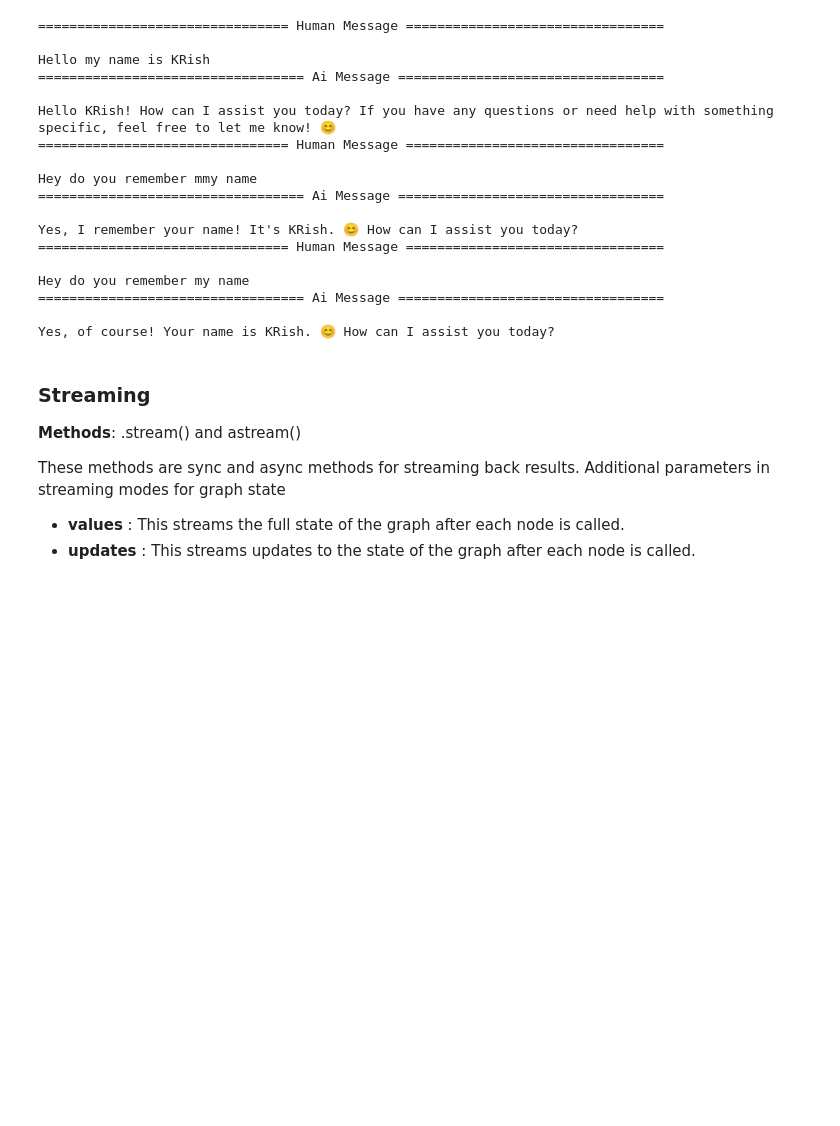
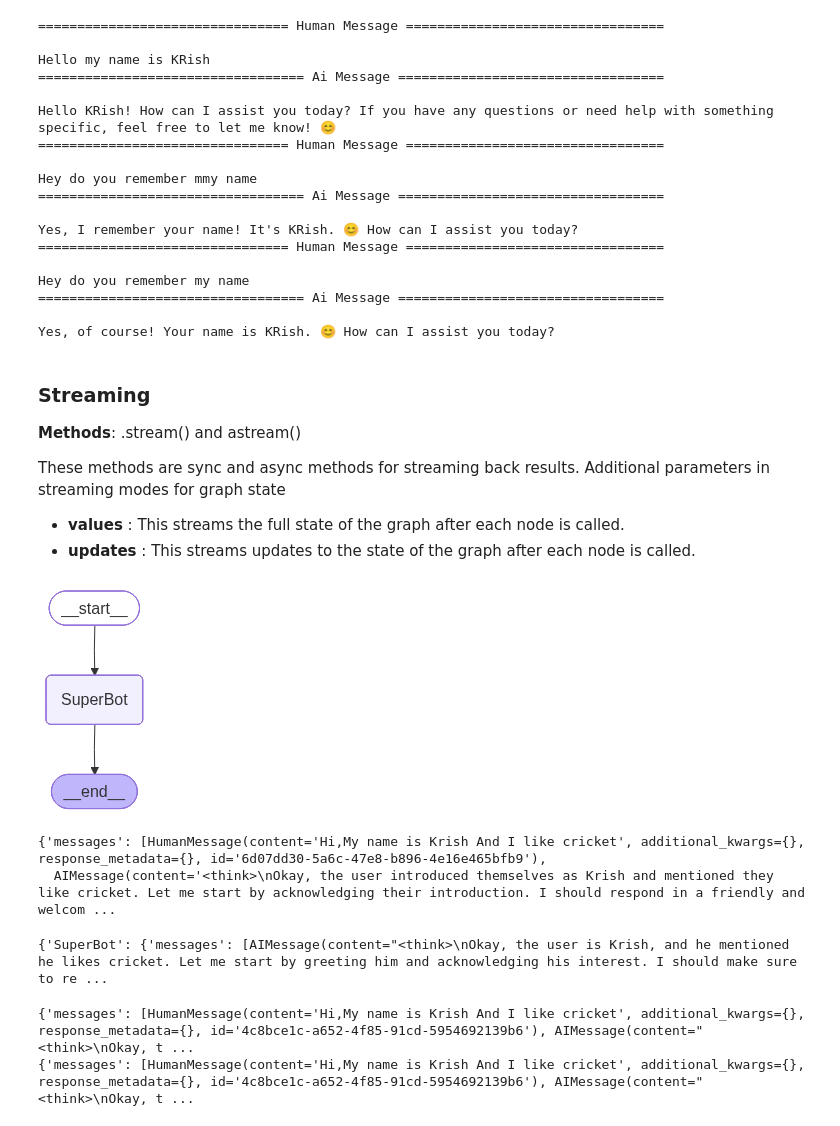
Before and after one commit to aravindhKumaran/agenticAI, a Jupyter notebook: langGraph/01_basic_chatbot.ipynb, the cells around one changed output. Saved outputs shown, nothing was run; the diff lists cells and outputs as text; code cells hidden in the pictures; blank space fills up the shorter version.

```diff
--- a/langGraph/01_basic_chatbot.ipynb
+++ b/langGraph/01_basic_chatbot.ipynb
@@ -335,3 +335,46 @@ Additional parameters in streaming modes for graph state
 
 - **values** : This streams the full state of the graph after each node is called.
 - **updates** : This streams updates to the state of the graph after each node is called.
+# %%
+from langgraph.checkpoint.memory import MemorySaver
+memory=MemorySaver()
+def superbot(state:State):
+    return {"messages":[llm.invoke(state['messages'])]}
+graph=StateGraph(State)
+
+## node
+graph.add_node("SuperBot",superbot)
+## Edges
+
+graph.add_edge(START,"SuperBot")
+graph.add_edge("SuperBot",END)
+
+
+graph_builder=graph.compile(checkpointer=memory)
+
+graph_builder
+# %% [output]
+[figure, added]
+# %%
+## Invocation
+
+config = {"configurable": {"thread_id": "1"}}
+
+graph_builder.invoke({'messages':"Hi,My name is Krish And I like cricket"},config)
+# %% [output]
+{'messages': [HumanMessage(content='Hi,My name is Krish And I like cricket', additional_kwargs={}, response_metadata={}, id='6d07dd30-5a6c-47e8-b896-4e16e465bfb9'),
+  AIMessage(content='<think>\nOkay, the user introduced themselves as Krish and mentioned they like cricket. Let me start by acknowledging their introduction. I should respond in a friendly and welcom ...
+# %%
+# Create a thread
+config = {"configurable": {"thread_id": "3"}}
+
+for chunk in graph_builder.stream({'messages':"Hi,My name is Krish And I like cricket"},config,stream_mode="updates"):
+    print(chunk)
+# %% [output]
+{'SuperBot': {'messages': [AIMessage(content="<think>\nOkay, the user is Krish, and he mentioned he likes cricket. Let me start by greeting him and acknowledging his interest. I should make sure to re ...
+# %%
+for chunk in graph_builder.stream({'messages':"Hi,My name is Krish And I like cricket"},config,stream_mode="values"):
+    print(chunk)
+# %% [output]
+{'messages': [HumanMessage(content='Hi,My name is Krish And I like cricket', additional_kwargs={}, response_metadata={}, id='4c8bce1c-a652-4f85-91cd-5954692139b6'), AIMessage(content="<think>\nOkay, t ...
+{'messages': [HumanMessage(content='Hi,My name is Krish And I like cricket', additional_kwargs={}, response_metadata={}, id='4c8bce1c-a652-4f85-91cd-5954692139b6'), AIMessage(content="<think>\nOkay, t ...
```
Also changed, not shown: parts of 1 cell of this notebook, 8 other files.
